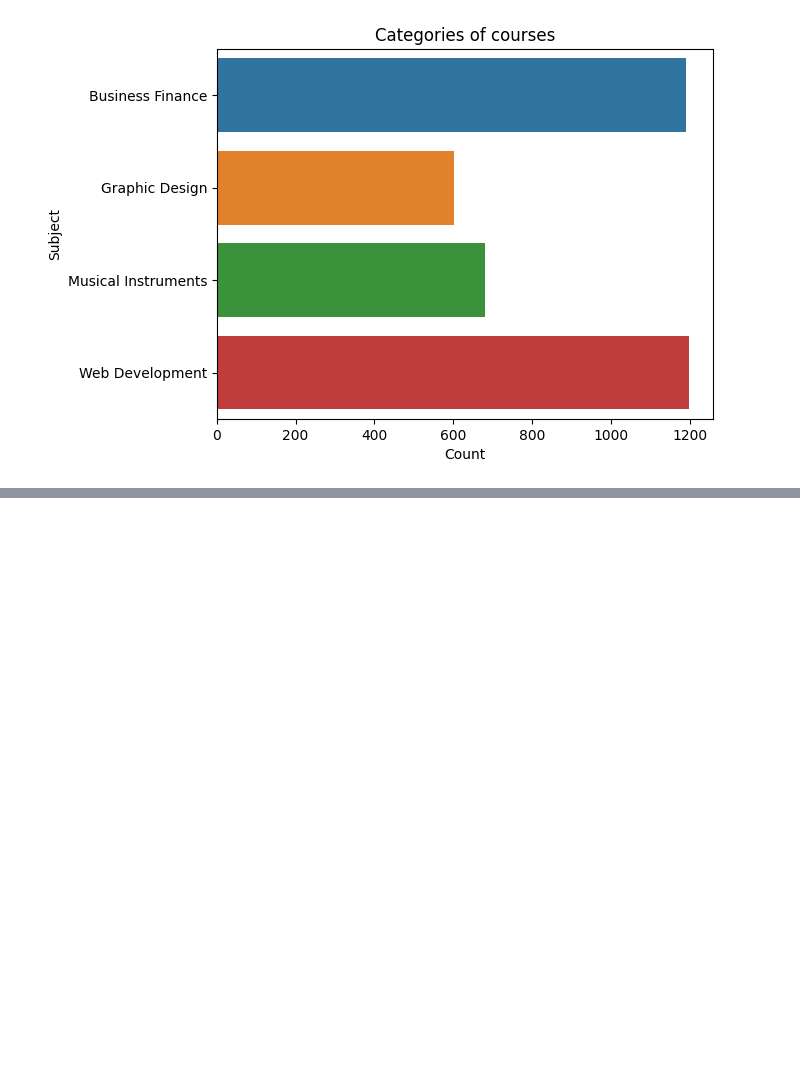
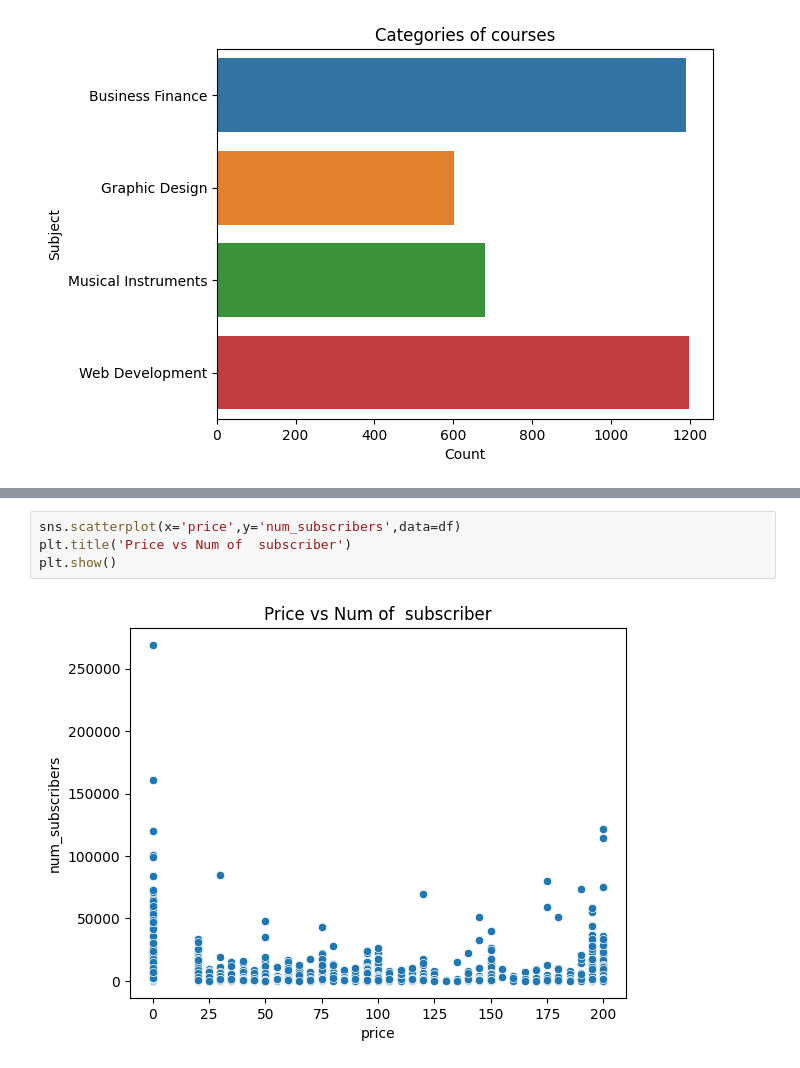
Before and after one commit to pratapjay/DataAnalysis-Casestudy, a Jupyter notebook: udemy_courses.ipynb, the cells around one changed output, grey strips where cells are left out. Drawn from its saved outputs; the diff is of its cells as text; blank space fills up the shorter version.

```diff
--- a/udemy_courses.ipynb
+++ b/udemy_courses.ipynb
@@ -151,0 +174,6 @@ plt.show()
+# %%
+sns.scatterplot(x='price',y='num_subscribers',data=df)
+plt.title('Price vs Num of  subscriber')
+plt.show()
+# %% [output]
+[figure, added]
```
Also changed, not shown: parts of 5 cells of this notebook.
